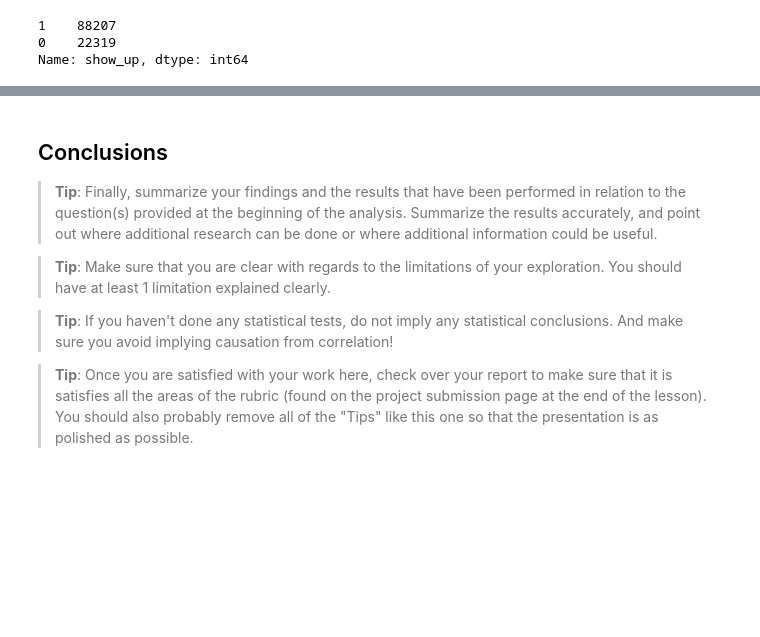
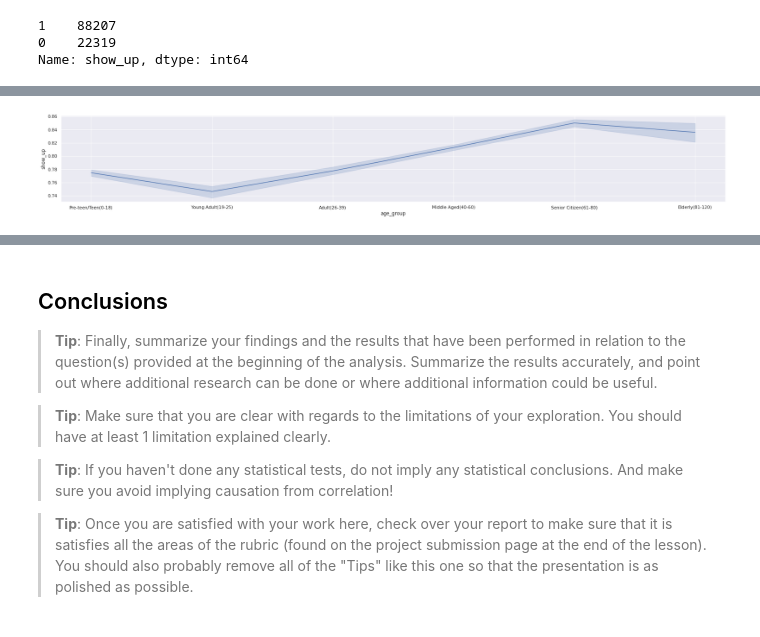
Before and after one commit to idowu-james/Investigate-A-Dataset---Medical-Appointment-No-Shows, a Jupyter notebook: Copy_of_Project_1_Udacity.ipynb, the cells around one changed output, grey strips where cells are left out. Saved outputs shown, nothing was run; the diff lists cells and outputs as text; code cells hidden in the pictures; blank space fills up the shorter version.

```diff
--- a/Copy_of_Project_1_Udacity.ipynb
+++ b/Copy_of_Project_1_Udacity.ipynb
@@ -324,0 +356,6 @@ df[df.time_interval < "-5 days"]
+# %%
+df['scheduled_day'] = pd.to_datetime(df['scheduled_day'])
+# %%
+# Rerunning time_interval
+df['time_interval'] = (df['appointment_day'] - df['scheduled_day'])
+df.head()
@@ -324,0 +382,7 @@ df[df.time_interval < "-5 days"]
+# %%
+# Dropping rows with negative time_intervals
+df = df.drop([27033,55226,64175,71533,72362])
+# %%
+# General House-keeping
+#Dropping the no-show column since the numerical show_up column has replaced it
+df.drop(['no-show'], axis = 1, inplace=True)
@@ -348,0 +453,6 @@ df[df.time_interval < "-5 days"]
+# %%
+# using seaborns lineplot to view this relationship
+
+sns.lineplot(x ="age_group", y ="show_up",data = df);
+# %% [output]
+[figure, added]
```
Also changed, not shown: parts of 45 cells of this notebook.
